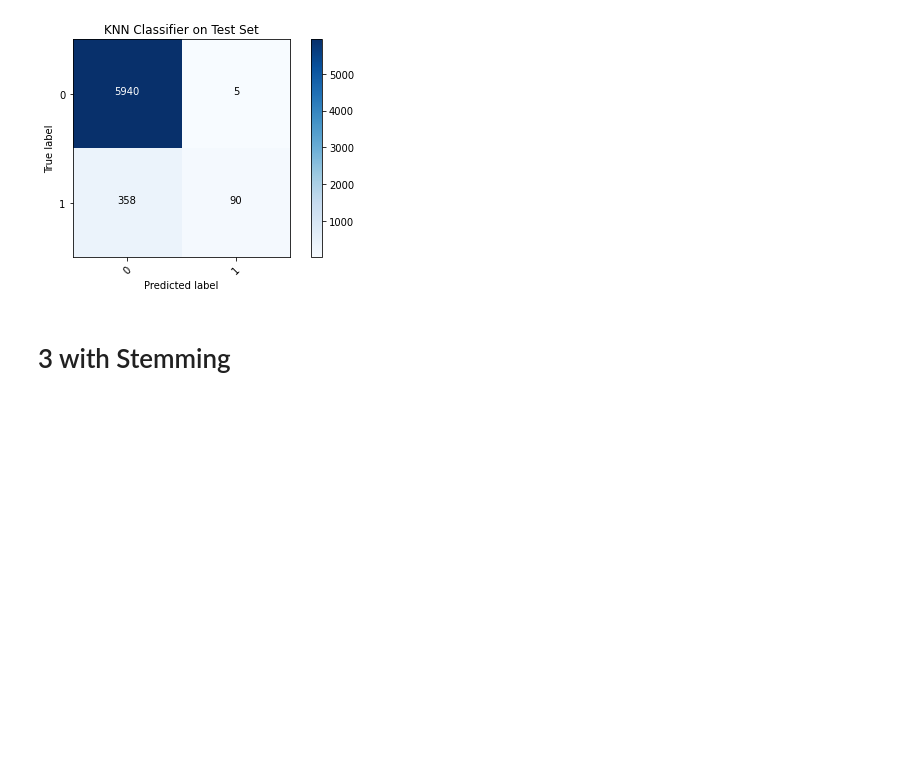
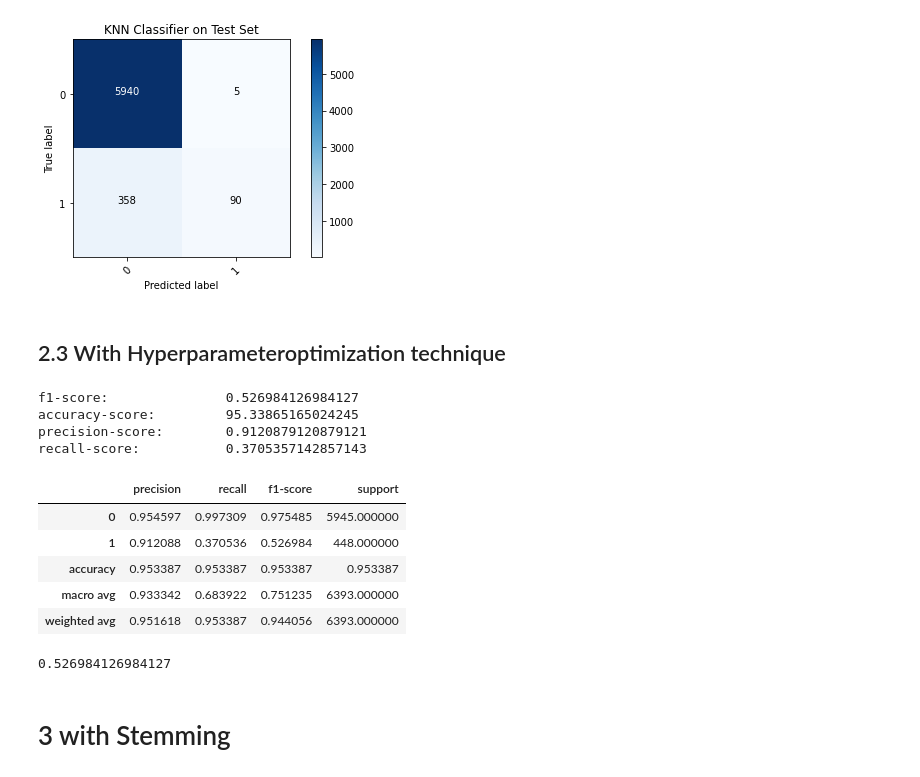
Before and after one commit to Aaron9812/Data_mining, a Jupyter notebook: src/models/KNN.ipynb, the cells around one changed output. Drawn from its saved outputs; the diff is of its cells as text; code cells hidden in the pictures; blank space fills up the shorter version.

```diff
--- a/src/models/KNN_latest_v2.ipynb
+++ b/src/models/KNN.ipynb
@@ -571,10 +430,11 @@ follows the steps will be performed:
 
 4- upsampling
 # %%
-results_tf = []
-results_cv = []
-results_tf_train = []
-results_cv_train = []
+results_tf = [] # test results using tf-idf
+results_cv = [] # test results using countVectorizer
+results_tf_train = [] # trian tf-idf
+results_cv_train = [] # train countVectorizer
+results_ho = [] # after hyperparam. optimization -> performed at the end
 # %% [markdown]
 ### Helper functions
 # %%
@@ -859,6 +779,33 @@ Start plotting the confusion matrix...
 function: '__plot_confusion_matrix' finished in 0.25 seconds.
 function: 'evaluate' finished in 0.37 seconds.
 [figure]
+# %% [markdown]
+ ## 2.3 With Hyperparameteroptimization technique
+# %%
+# this step was added after doing hyperparameter opt. at the end of this notebook, only the report will be printedout out
+# no adoption to the template class is made
+# 1.3 with hyperparameteroptimization
+accuracy, precision, recall, f1, _ = KNN_opt(X_train_c, y_train, X_test_c, y_test)
+results_ho.append({
+                'method':"Stopwords removal",
+                'accuracy': accuracy,
+                "recall": recall,
+                "precision": precision,
+                "f1": f1
+            })
+print(f1)
+# %% [output]
+f1-score:               0.526984126984127
+accuracy-score:         95.33865165024245
+precision-score:        0.9120879120879121
+recall-score:           0.3705357142857143
+|  | precision | recall | f1-score | support |
+| 0 | 0.954597 | 0.997309 | 0.975485 | 5945.000000 |
+| 1 | 0.912088 | 0.370536 | 0.526984 | 448.000000 |
+| accuracy | 0.953387 | 0.953387 | 0.953387 | 0.953387 |
+| macro avg | 0.933342 | 0.683922 | 0.751235 | 6393.000000 |
+| weighted avg | 0.951618 | 0.953387 | 0.944056 | 6393.000000 |
+0.526984126984127
 # %% [markdown]
 # 3 with  Stemming <a class="anchor" id="stemming"></a>
 # %% [markdown]
```
Also changed, not shown: parts of 32 cells of this notebook.
